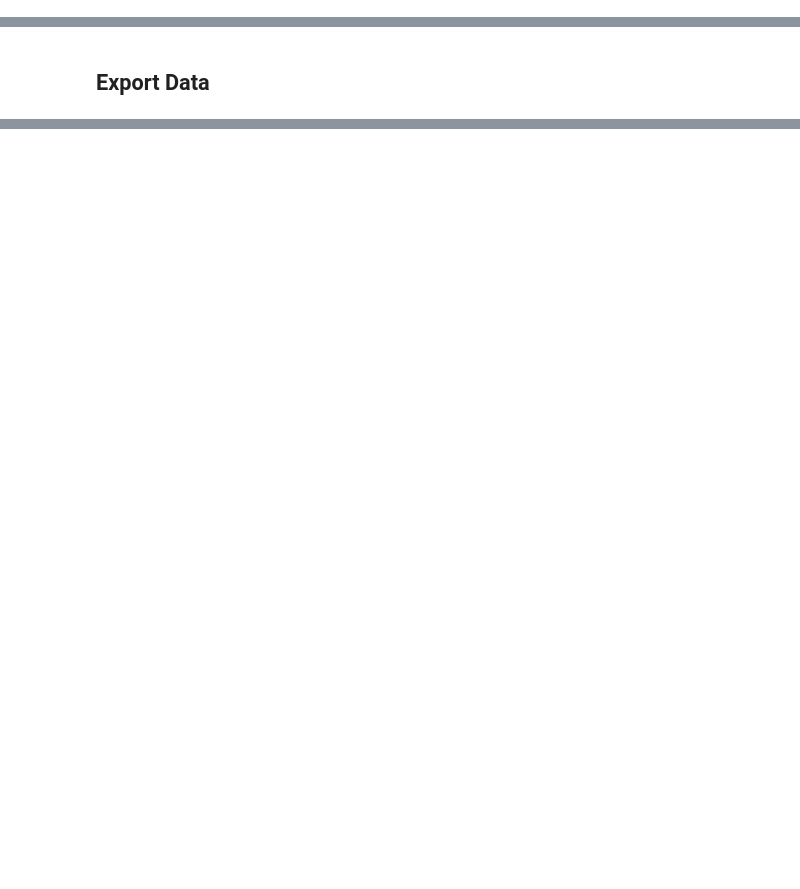
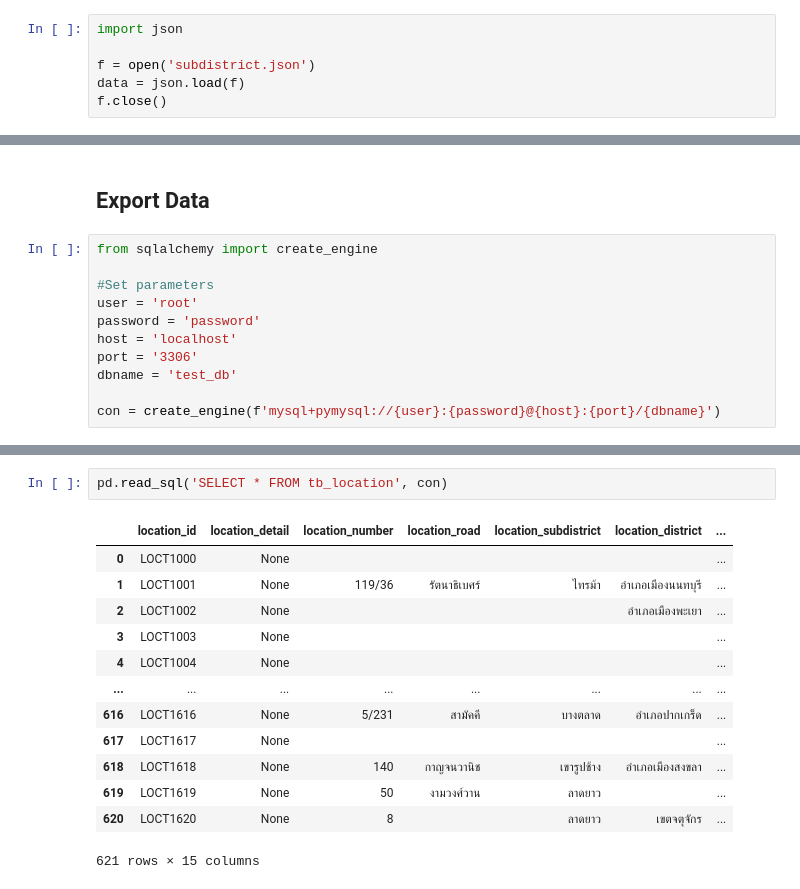
Before and after one commit to thainhf/proj-me-db-data, a Jupyter notebook: Clean_data_addSQL.ipynb, the cells around one changed output, grey strips where cells are left out. Saved outputs shown, nothing was run; the diff lists cells and outputs as text; blank space fills up the shorter version.

```diff
--- a/Clean_data_addSQL.ipynb
+++ b/Clean_data_addSQL.ipynb
@@ -795,0 +804,6 @@ Krung Thep Maha Nakhon
+# %%
+import json
+
+f = open('subdistrict.json')
+data = json.load(f)
+f.close()
@@ -972,2 +1135,13 @@ assign_id_tb(tb_evaluation_area, prefix[10])
 # %% [markdown]
 ## **Export Data**
+# %%
+from sqlalchemy import create_engine
+
+#Set parameters
+user = 'root'
+password = 'password'
+host = 'localhost'
+port = '3306'
+dbname = 'test_db'
+
+con = create_engine(f'mysql+pymysql://{user}:{password}@{host}:{port}/{dbname}')
@@ -974 +1170,17 @@ assign_id_tb(tb_evaluation_area, prefix[10])
+# %%
+pd.read_sql('SELECT * FROM tb_location', con)
+# %% [output]
+|  | location_id | location_detail | location_number | location_road | location_subdistrict | location_district | ... |
+| 0 | LOCT1000 | None |  |  |  |  | ... |
+| 1 | LOCT1001 | None | 119/36 | รัตนาธิเบศร์ | ไทรม้า | อำเภอเมืองนนทบุรี | ... |
+| 2 | LOCT1002 | None |  |  |  | อำเภอเมืองพะเยา | ... |
+| 3 | LOCT1003 | None |  |  |  |  | ... |
+| 4 | LOCT1004 | None |  |  |  |  | ... |
+| ... | ... | ... | ... | ... | ... | ... | ... |
+| 616 | LOCT1616 | None | 5/231 | สามัคคี | บางตลาด | อำเภอปากเกร็ด | ... |
+| 617 | LOCT1617 | None |  |  |  |  | ... |
+| 618 | LOCT1618 | None | 140 | กาญจนวานิช | เขารูปช้าง | อำเภอเมืองสงขลา | ... |
+| 619 | LOCT1619 | None | 50 | งามวงศ์วาน | ลาดยาว |  | ... |
+| 620 | LOCT1620 | None | 8 |  | ลาดยาว | เขตจตุจักร | ... |
+621 rows × 15 columns
 # %%
```
Also changed, not shown: parts of 39 cells of this notebook, 1 other file.
